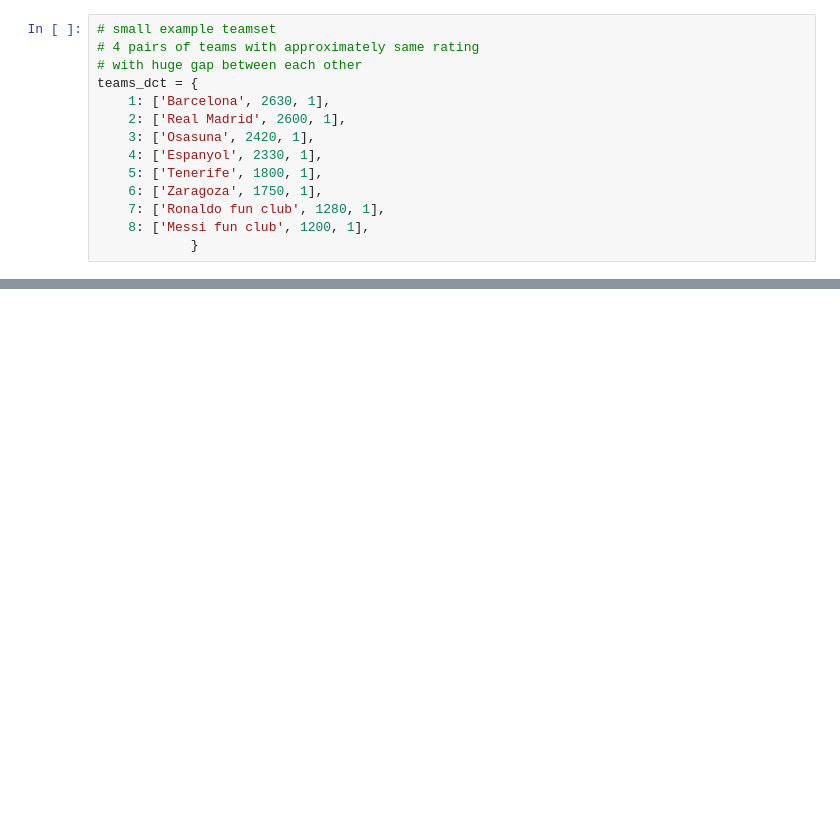
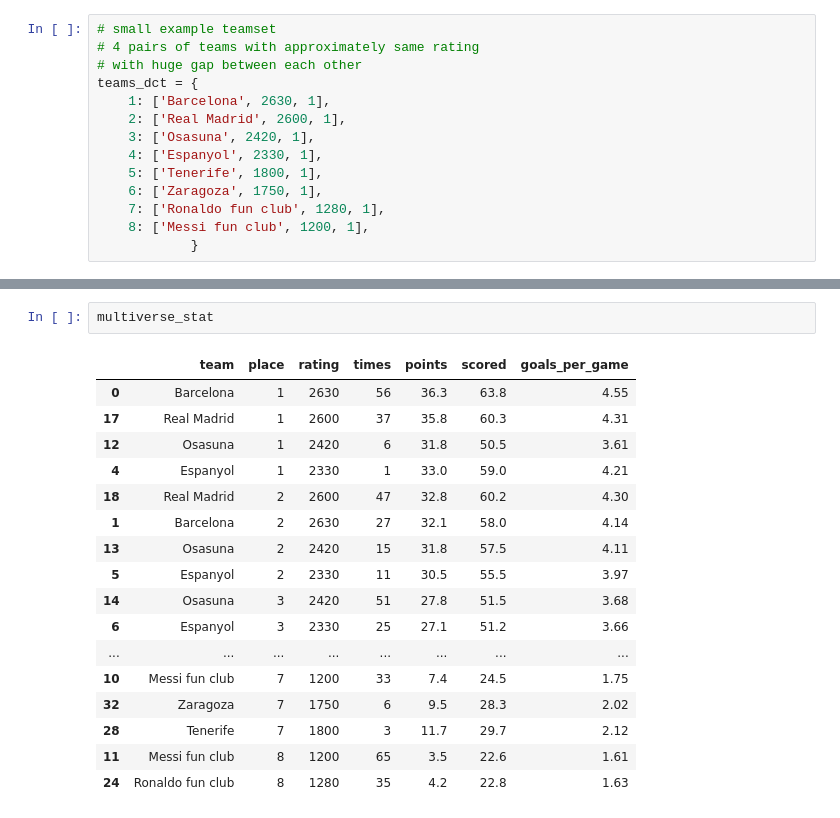
Before and after one commit to rosolimo212/torunaments, a Jupyter notebook: main.ipynb, the cells around one changed output, grey strips where cells are left out. Cells and saved outputs as stored; diff of their text form; blank space fills up the shorter version.

```diff
--- a/main.ipynb
+++ b/main.ipynb
@@ -191,0 +242,20 @@ sigma
+# %%
+multiverse_stat
+# %% [output]
+|  | team | place | rating | times | points | scored | goals_per_game |
+| 0 | Barcelona | 1 | 2630 | 56 | 36.3 | 63.8 | 4.55 |
+| 17 | Real Madrid | 1 | 2600 | 37 | 35.8 | 60.3 | 4.31 |
+| 12 | Osasuna | 1 | 2420 | 6 | 31.8 | 50.5 | 3.61 |
+| 4 | Espanyol | 1 | 2330 | 1 | 33.0 | 59.0 | 4.21 |
+| 18 | Real Madrid | 2 | 2600 | 47 | 32.8 | 60.2 | 4.30 |
+| 1 | Barcelona | 2 | 2630 | 27 | 32.1 | 58.0 | 4.14 |
+| 13 | Osasuna | 2 | 2420 | 15 | 31.8 | 57.5 | 4.11 |
+| 5 | Espanyol | 2 | 2330 | 11 | 30.5 | 55.5 | 3.97 |
+| 14 | Osasuna | 3 | 2420 | 51 | 27.8 | 51.5 | 3.68 |
+| 6 | Espanyol | 3 | 2330 | 25 | 27.1 | 51.2 | 3.66 |
+| ... | ... | ... | ... | ... | ... | ... | ... |
+| 10 | Messi fun club | 7 | 1200 | 33 | 7.4 | 24.5 | 1.75 |
+| 32 | Zaragoza | 7 | 1750 | 6 | 9.5 | 28.3 | 2.02 |
+| 28 | Tenerife | 7 | 1800 | 3 | 11.7 | 29.7 | 2.12 |
+| 11 | Messi fun club | 8 | 1200 | 65 | 3.5 | 22.6 | 1.61 |
+| 24 | Ronaldo fun club | 8 | 1280 | 35 | 4.2 | 22.8 | 1.63 |
```
Also changed, not shown: parts of 6 cells of this notebook.
